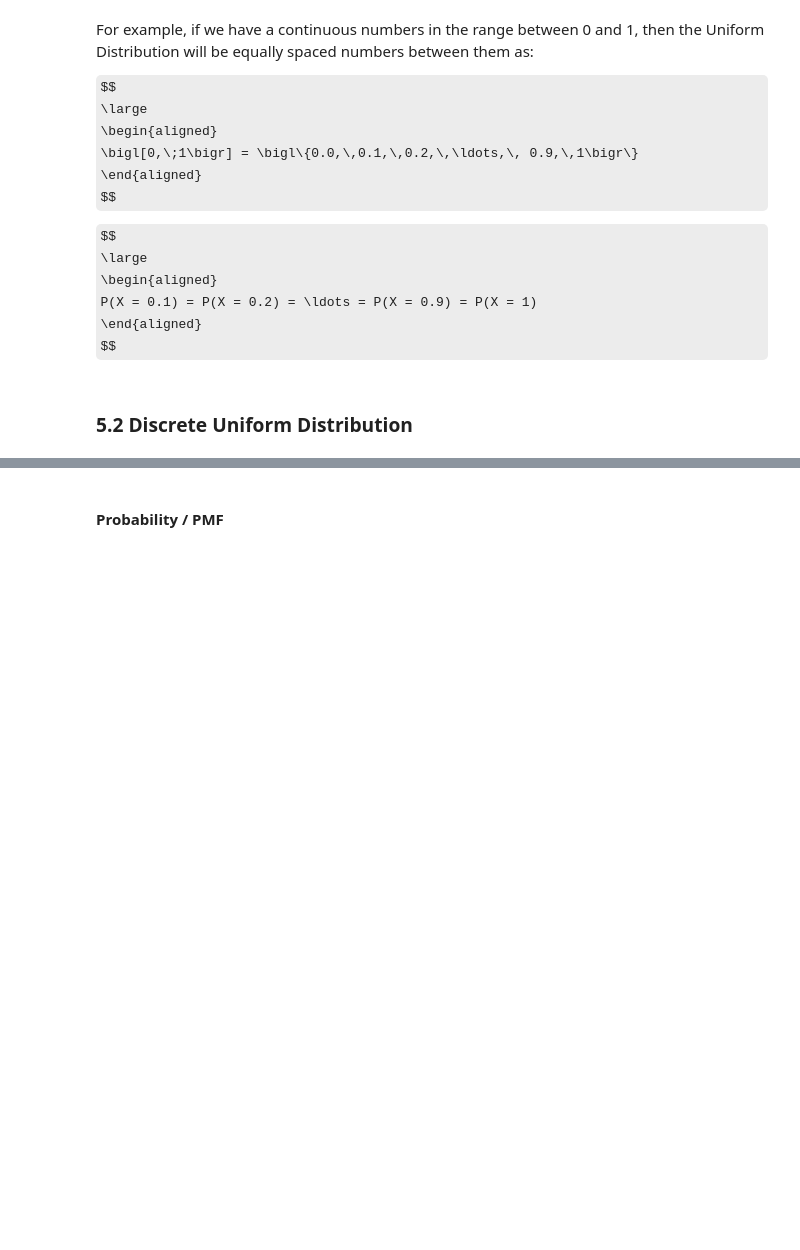
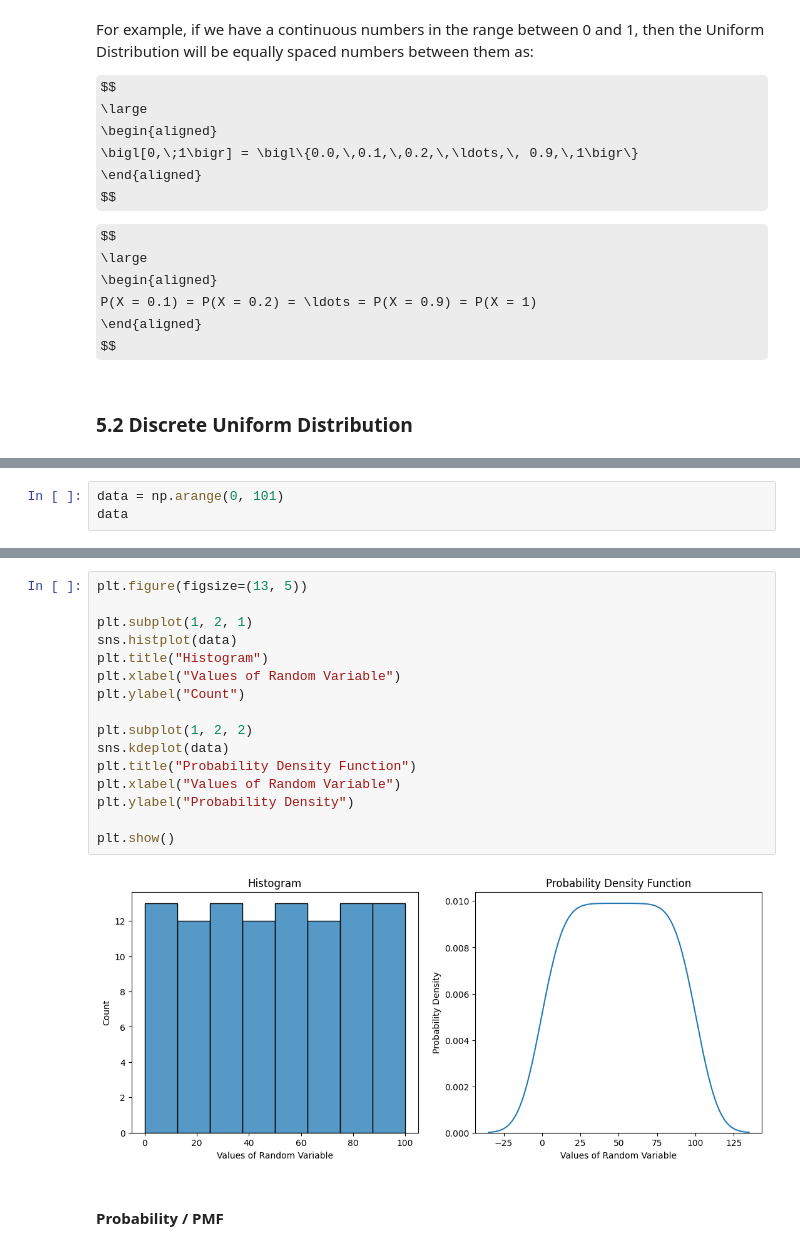
Before and after one commit to dheemanth-bhat/mathematics-for-machine-learning, a Jupyter notebook: 1_Probability_and_Statistics/06_probability_distributions_2.ipynb, the cells around one changed output, grey strips where cells are left out. Saved outputs shown, nothing was run; the diff lists cells and outputs as text; some formulas as TeX source; blank space fills up the shorter version.

```diff
--- a/1_Probability_and_Statistics/06_probability_distributions_2.ipynb
+++ b/1_Probability_and_Statistics/06_probability_distributions_2.ipynb
@@ -441,0 +450,3 @@ $$
+# %%
+data = np.arange(0, 101)
+data
@@ -442,3 +460,21 @@ $$
+# %%
+plt.figure(figsize=(13, 5))
+
+plt.subplot(1, 2, 1)
+sns.histplot(data)
+plt.title("Histogram")
+plt.xlabel("Values of Random Variable")
+plt.ylabel("Count")
+
+plt.subplot(1, 2, 2)
+sns.kdeplot(data)
+plt.title("Probability Density Function")
+plt.xlabel("Values of Random Variable")
+plt.ylabel("Probability Density")
+
+plt.show()
+# %% [output]
+[figure, added]
 # %% [markdown]
 #### Probability / PMF
 # %% [markdown]
```
Also changed, not shown: parts of 5 cells of this notebook, 2 other files.
